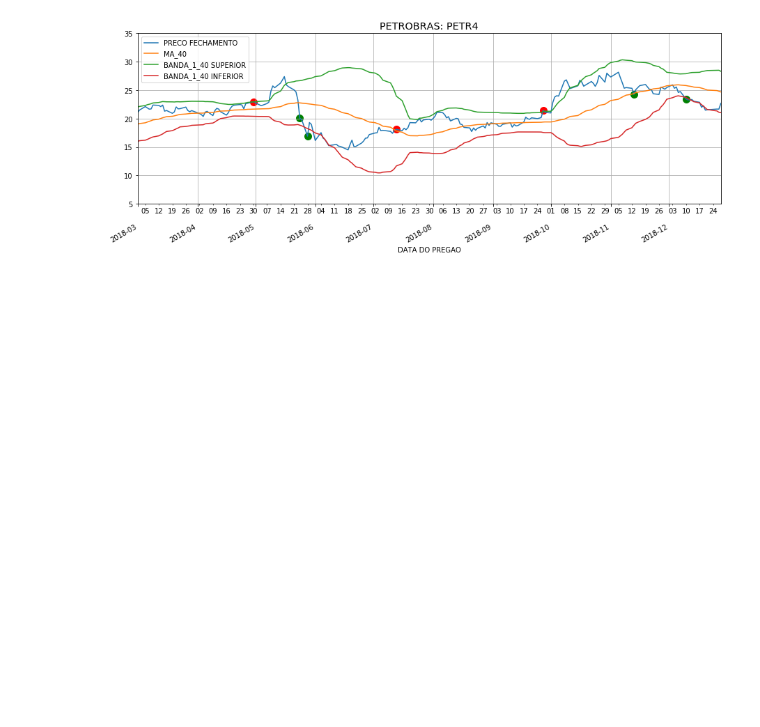
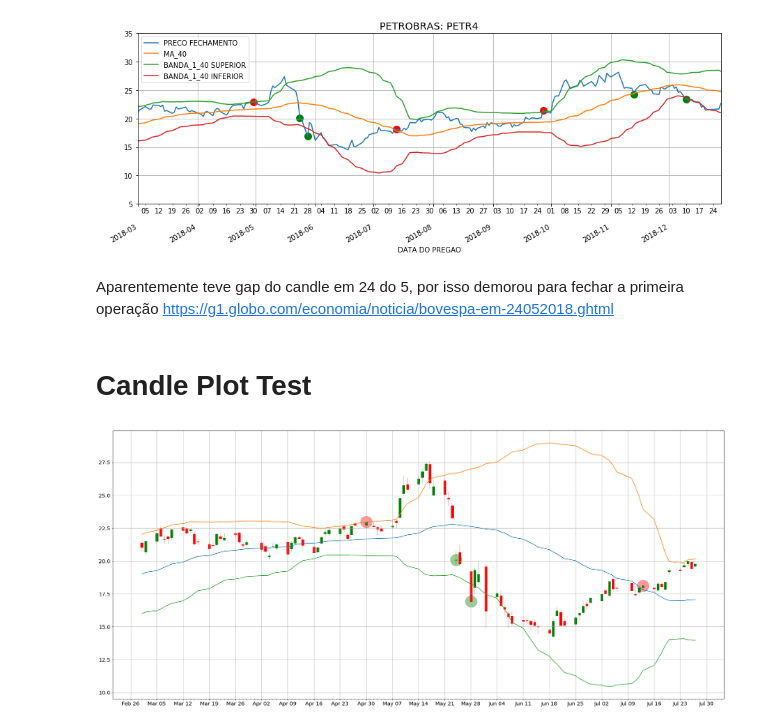
Before and after one commit to RodrigoCalderano/DOM-BOT, a Jupyter notebook: Jupyter/PandasHandler.ipynb, the cells around one changed output. Saved outputs shown, nothing was run; the diff lists cells and outputs as text; code cells hidden in the pictures; blank space fills up the shorter version.

Commit message:
CandleStick added

```diff
--- a/Jupyter/PandasHandler.ipynb
+++ b/Jupyter/PandasHandler.ipynb
@@ -208,3 +208,60 @@ for each_order in range(len(df)):
     stock_plt.scatter(df['DATA DO PREGAO'].iloc[each_order], df['PRECO'].iloc[each_order], s=100, c=cor)
 # %% [output]
 [figure]
+# %% [markdown]
+Aparentemente teve gap do candle em 24 do 5, por isso demorou para fechar a primeira operação
+https://g1.globo.com/economia/noticia/bovespa-em-24052018.ghtml
+# %% [markdown]
+# Candle Plot Test
+# %%
+import mpl_finance as candle
+from matplotlib.dates import DateFormatter, date2num, WeekdayLocator, DayLocator, MONDAY
+params = {'legend.fontsize': 'medium',
+          'figure.figsize': (30, 15),
+         'axes.labelsize': 'x-large',
+         'axes.titlesize':'x-large',
+         'xtick.labelsize':'x-large',
+         'ytick.labelsize':'x-large'}
+plt.rcParams.update(params)
+
+
+stock = pd.read_csv('HISTORICO_2018/PETR4_2018', index_col = 'DATA DO PREGAO', parse_dates=True)
+
+
+stock['date_ax'] = stock.index
+stock['date_ax'] = stock['date_ax'].apply(lambda date: date2num(date))
+
+stock = stock.loc['2018-03-01' : '2018-7-28'].reset_index()
+
+candle_values = [tuple(vals) for vals in stock[['date_ax', 'PRECO DE ABERTURA', 'PRECO MAXIMO', 'PRECO MINIMO', 'PRECO FECHAMENTO']].values]
+
+
+fig, ax = plt.subplots()
+fig.subplots_adjust(bottom=0.2)
+candle.candlestick_ohlc(ax, candle_values, width=0.6, colorup='g',colordown='r');
+plt.grid()
+
+
+mondays = WeekdayLocator(MONDAY)        # major ticks on the mondays
+alldays = DayLocator()              # minor ticks on the days
+weekFormatter = DateFormatter('%b %d')  # e.g., Jan 12
+dayFormatter = DateFormatter('%d')      # e.g., 12
+
+ax.xaxis.set_major_locator(mondays)
+ax.xaxis.set_minor_locator(alldays)
+ax.xaxis.set_major_formatter(weekFormatter)
+
+ax.plot(stock['date_ax'],stock['MA_40'])
+ax.plot(stock['date_ax'],stock['BANDA_1_40 SUPERIOR'])
+ax.plot(stock['date_ax'],stock['BANDA_1_40 INFERIOR'])
+
+
+for each_order in range(len(df)-3):
+    if df['OPERACAO'].iloc[each_order] == 'SELL':
+        cor = 'red'
+    else:
+        cor = 'green'
+        # PARA CONTINUAR PRECISO EXECUTAR ANTES O CODIGO DE PEGAR DF DAS OPERACOES
+    ax.scatter(df['DATA DO PREGAO'].iloc[each_order], df['PRECO'].iloc[each_order], s=1000, c=cor, alpha=.4)
+# %% [output]
+[figure, added]
```
Also changed, not shown: 1 other file.
